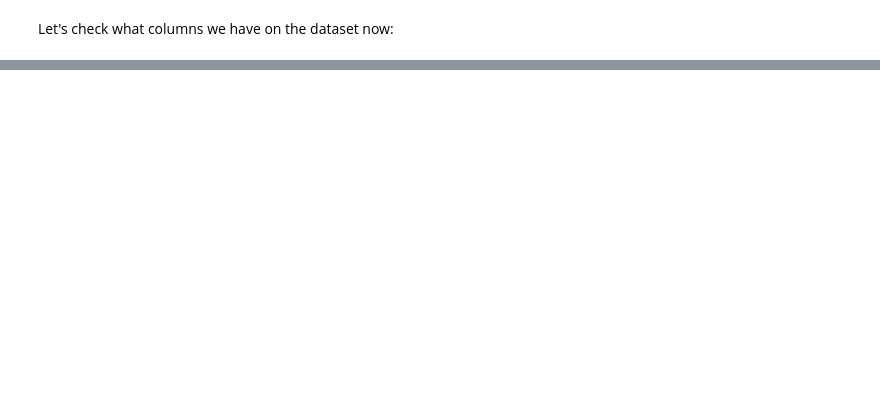
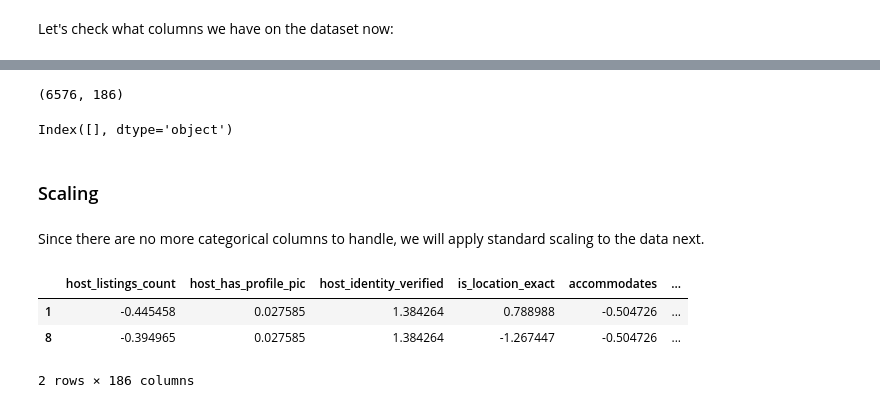
Before and after one commit to diogo-bastos/airbnb-lisbon-data-analysis, a Jupyter notebook: Airbnb-Lisbon-Data-Analysis.ipynb, the cells around one changed output, grey strips where cells are left out. Drawn from its saved outputs; the diff is of its cells as text; code cells hidden in the pictures; blank space fills up the shorter version.

Commit message:
feat: added random forest classifier
* Added standard scaling
* Split the data into training and test sets
* Added grid search with random forest classifier

```diff
--- a/Airbnb-Lisbon-Data-Analysis.ipynb
+++ b/Airbnb-Lisbon-Data-Analysis.ipynb
@@ -374,0 +365,30 @@ array(['Alfama', 'Nossa Senhora de Fátima', 'Santo Condestável',
+# %%
+# Encode the remaining categorical columns
+air_bnb_listings_no_na = pd.get_dummies(columns = cat_air_bnb_listings_no_na.columns.values, data = air_bnb_listings_no_na)
+# %%
+# Inspect the shape of the dataset after encoding
+air_bnb_listings_no_na.shape
+# %% [output]
+(6576, 186)
+# %%
+# Are there any categorical columns left to handle?
+cat_air_bnb_listings_no_na = air_bnb_listings_no_na.select_dtypes(include=['object'])
+print(cat_air_bnb_listings_no_na.columns)
+# %% [output]
+Index([], dtype='object')
+# %% [markdown]
+### Scaling <a class="anchor" id="seventh-bullet"></a>
+# %% [markdown]
+Since there are no more categorical columns to handle, we will apply standard scaling to the data next.
+# %%
+# Apply Scaling
+scaler = StandardScaler(with_mean=True, with_std=True)
+air_bnb_listings_no_na[air_bnb_listings_no_na.columns] = scaler.fit_transform(air_bnb_listings_no_na[air_bnb_listings_no_na.columns])
+# %%
+# Check if the data looks good
+air_bnb_listings_no_na.head(2)
+# %% [output]
+|  | host_listings_count | host_has_profile_pic | host_identity_verified | is_location_exact | accommodates | ... |
+| 1 | -0.445458 | 0.027585 | 1.384264 | 0.788988 | -0.504726 | ... |
+| 8 | -0.394965 | 0.027585 | 1.384264 | -1.267447 | -0.504726 | ... |
+2 rows × 186 columns
```
Also changed, not shown: parts of 15 cells of this notebook.
